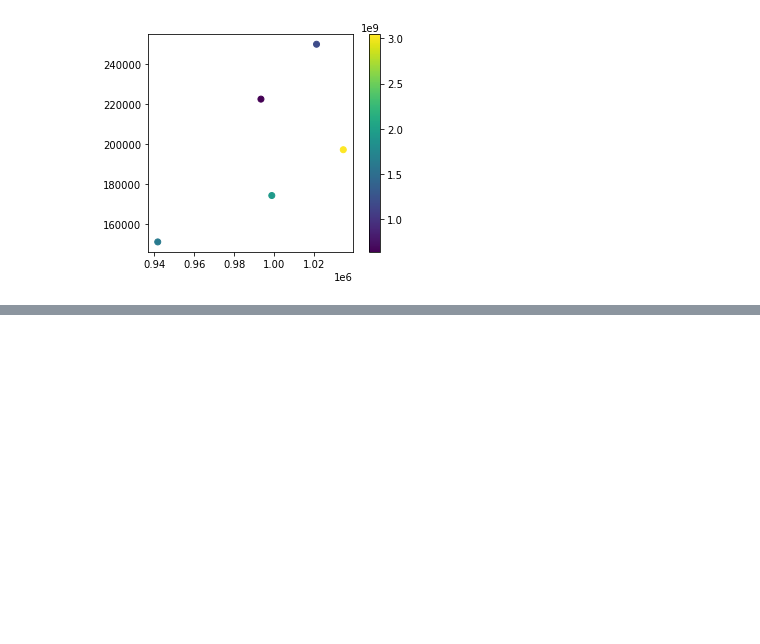
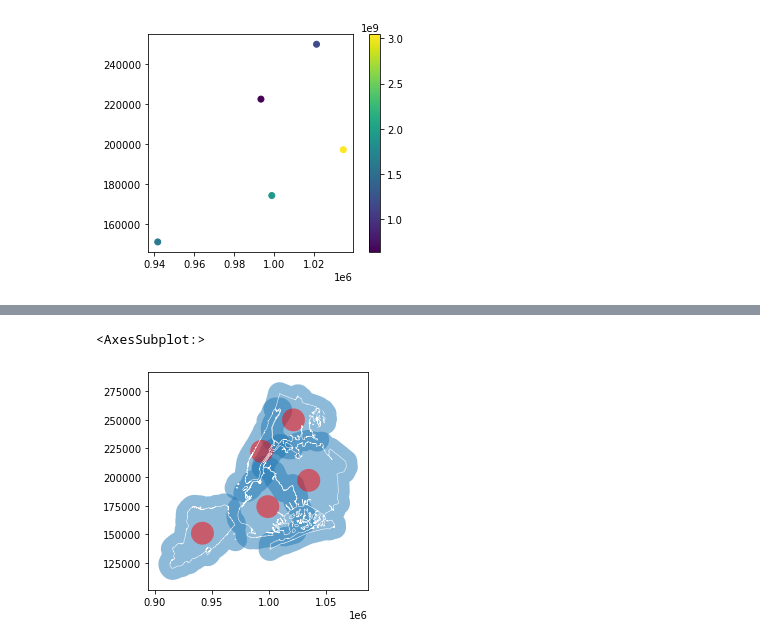
Before and after one commit to geopandas/geopandas, a Jupyter notebook: doc/source/getting_started/introduction.ipynb, the cells around one changed output, grey strips where cells are left out. Cells and saved outputs as stored; diff of their text form; code cells hidden in the pictures; blank space fills up the shorter version.

```diff
--- a/doc/source/getting_started/introduction.ipynb
+++ b/doc/source/getting_started/introduction.ipynb
@@ -142,0 +189,13 @@ gdf.plot("area", legend=True)
+# %%
+# buffering the active geometry by 10 000 feet (geometry is already in feet)
+gdf["buffered"] = gdf.buffer(10000)
+
+# buffering the centroid geometry by 10 000 feet (geometry is already in feet)
+gdf["buffered_centroid"] = gdf["centroid"].buffer(10000)
+# %%
+ax = gdf["buffered"].plot(alpha=.5)  # saving the first plot as an axis and setting alpha (transparency) to 0.5
+gdf["buffered_centroid"].plot(ax=ax, color="red", alpha=.5)  # passing the first plot as an axis to the second
+gdf["boundary"].plot(ax=ax, color="white", linewidth=.5)  # passing the first plot and setting linewitdth to 0.5
+# %% [output]
+<AxesSubplot:>
+[figure, added]
```
Also changed, not shown: parts of 35 cells of this notebook, 2 other files.
